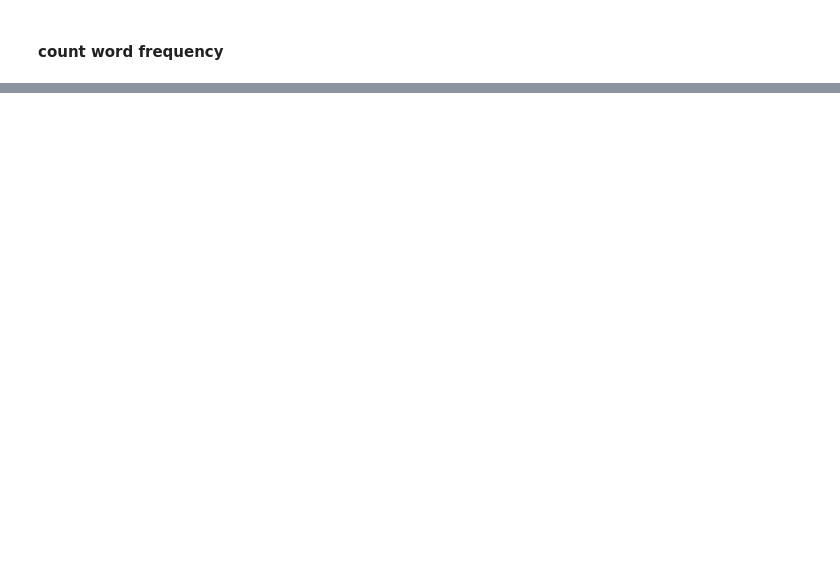
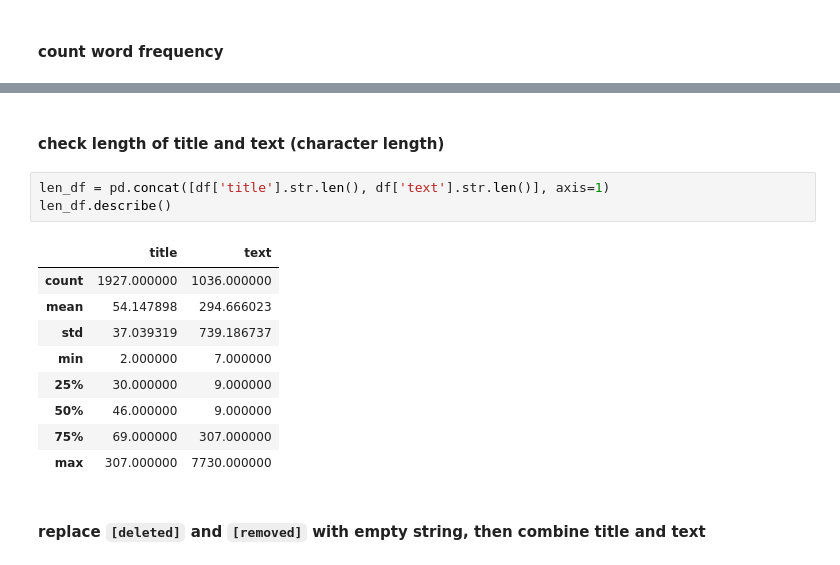
Before and after one commit to nozomiyamada/DSI3, a Jupyter notebook: Project3/code/preprocessing.ipynb, the cells around one changed output, grey strips where cells are left out. Cells and saved outputs as stored; diff of their text form; blank space fills up the shorter version.

```diff
--- a/Project3/code/preprocessing.ipynb
+++ b/Project3/code/preprocessing.ipynb
@@ -174,0 +238,17 @@ plt.title('most frequent words : w/o stopwords');
+# %% [markdown]
+#### check length of title and text (character length)
+# %%
+len_df = pd.concat([df['title'].str.len(), df['text'].str.len()], axis=1)
+len_df.describe()
+# %% [output]
+|  | title | text |
+| count | 1927.000000 | 1036.000000 |
+| mean | 54.147898 | 294.666023 |
+| std | 37.039319 | 739.186737 |
+| min | 2.000000 | 7.000000 |
+| 25% | 30.000000 | 9.000000 |
+| 50% | 46.000000 | 9.000000 |
+| 75% | 69.000000 | 307.000000 |
+| max | 307.000000 | 7730.000000 |
+# %% [markdown]
+#### replace `[deleted]` and `[removed]` with empty string, then combine title and text
```
Also changed, not shown: parts of 20 cells of this notebook, 1 other file.
